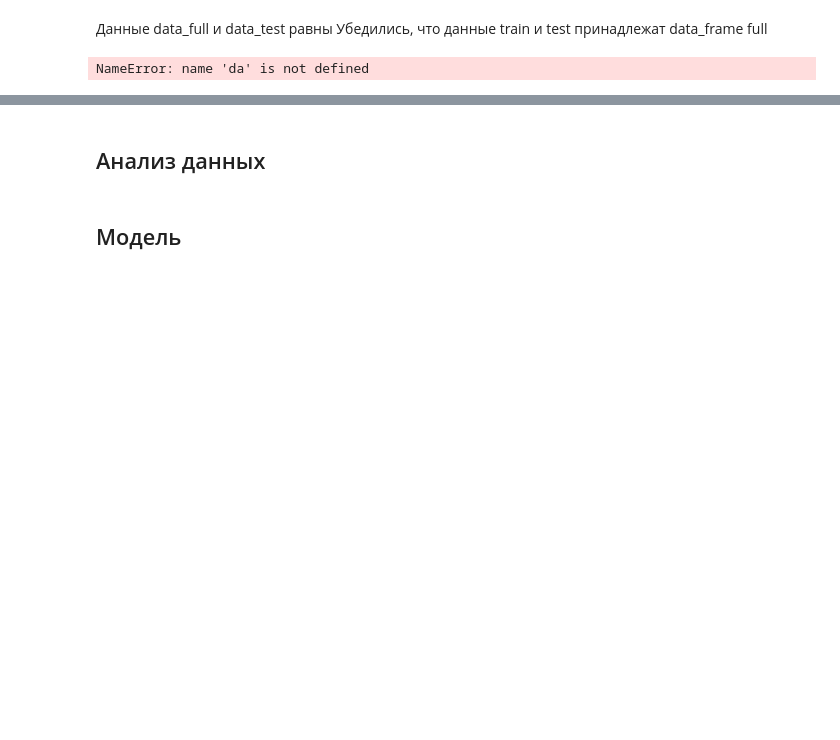
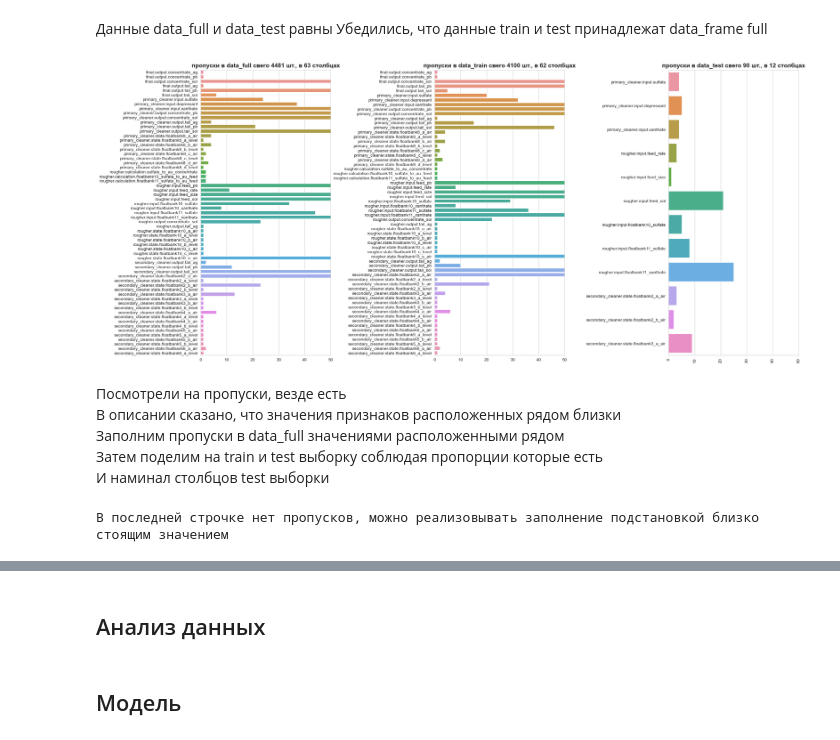
Before and after one commit to MaxMacClane/Ypracticum, a Jupyter notebook: Сборный проект 2/155ecb21-6d88-49f0-b43e-3c2e1f6c3c9b.ipynb, the cells around one changed output, grey strips where cells are left out. Cells and saved outputs as stored; diff of their text form; code cells hidden in the pictures; blank space fills up the shorter version.

```diff
--- a/Сборный проект 2/155ecb21-6d88-49f0-b43e-3c2e1f6c3c9b.ipynb
+++ b/Сборный проект 2/155ecb21-6d88-49f0-b43e-3c2e1f6c3c9b.ipynb
@@ -396,8 +407,4 @@ data_test.describe(include='all').isin(data_full.loc[data_test.index].describe(i
 # %% [markdown]
 Данные data_full и data_test равны
 Убедились, что данные train и test принадлежат data_frame full
-# %%
-display(da)
-# %% [output]
-NameError: name 'da' is not defined
 # %%
@@ -423,0 +420,46 @@ plt.xticks(rotation=90);
+# %%
+# проверим пропуски и создадим графическое изображение для сравнения
+exam_full = data_full.isna().sum() > 0
+exam_full = pd.DataFrame(data_full.isna().sum()[exam_full]).T
+
+exam_train = data_train.isna().sum() > 0
+exam_train = pd.DataFrame(data_train.isna().sum()[exam_train]).T
+
+exam_test = data_test.isna().sum() > 0
+exam_test = pd.DataFrame(data_test.isna().sum()[exam_test]).T
+
+fig, (ax1, ax2, ax3) = plt.subplots(1, 3, figsize=(25, 12));
+plt.subplots_adjust(wspace=0.8, hspace=0.5)
+full = (sns.barplot(exam_full, orient='h', ax=ax1).set_title(
+    'пропуски в data_full свего {} шт., в {} столбцах'.format(exam_full.values.sum(), len(exam_full.T)),
+    dict(fontweight='bold', fontsize=14)));
+axes = full.axes.set(xlim=(0, 50));
+
+train = (sns.barplot(exam_train, orient='h', ax=ax2).set_title(
+    'пропуски в data_train свего {} шт., в {} столбцах'.format(exam_train.values.sum(), len(exam_train.T)),
+    dict(fontweight='bold', fontsize=14)));
+axes = train.axes.set(xlim=(0, 50));
+
+test = (sns.barplot(exam_test, orient='h', ax=ax3).set_title(
+    'пропуски в data_test свего {} шт., в {} столбцах'.format(exam_test.values.sum(), len(exam_test.T)),
+    dict(fontweight='bold', fontsize=14)));
+axes = test.axes.set(xlim=(0, 50));
+
+plt.xticks(rotation=90);
+# %% [output]
+[figure, added]
+# %% [markdown]
+Посмотрели на пропуски, везде есть <br>
+В описании сказано, что значения признаков расположенных рядом близки <br>
+Заполним пропуски в data_full значениями расположенными рядом <br>
+Затем поделим на train и test выборку соблюдая пропорции которые есть <br>
+И наминал столбцов test выборки
+# %%
+# проверим наличие пропусков в последней строке
+isna_last_row = data_full[data_full.columns][-1:].values
+if  np.isnan(isna_last_row[0]).sum() > 0:
+    print('В последней строчке есть пропуски и надо их заполнить в первую очередь')
+else:
+    print('В последней строчке нет пропусков, можно реализовывать заполнение подстановкой близко стоящим значением')
+# %% [output]
+В последней строчке нет пропусков, можно реализовывать заполнение подстановкой близко стоящим значением
```
Also changed, not shown: parts of 19 cells of this notebook.
